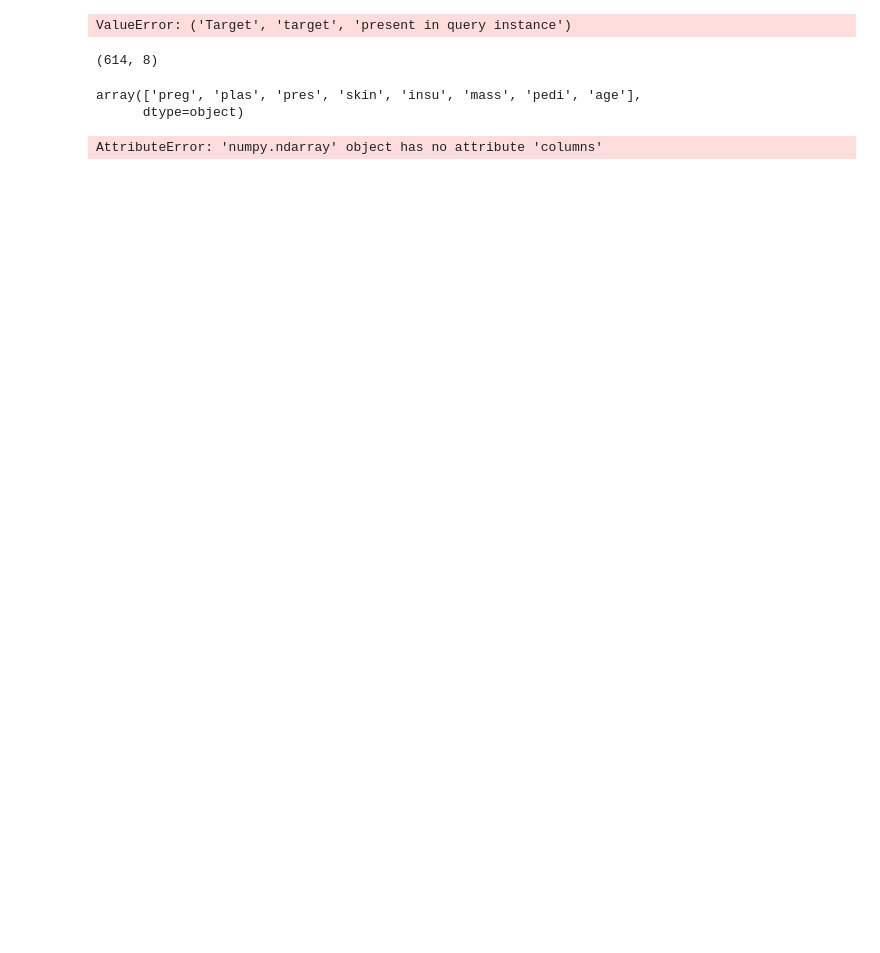
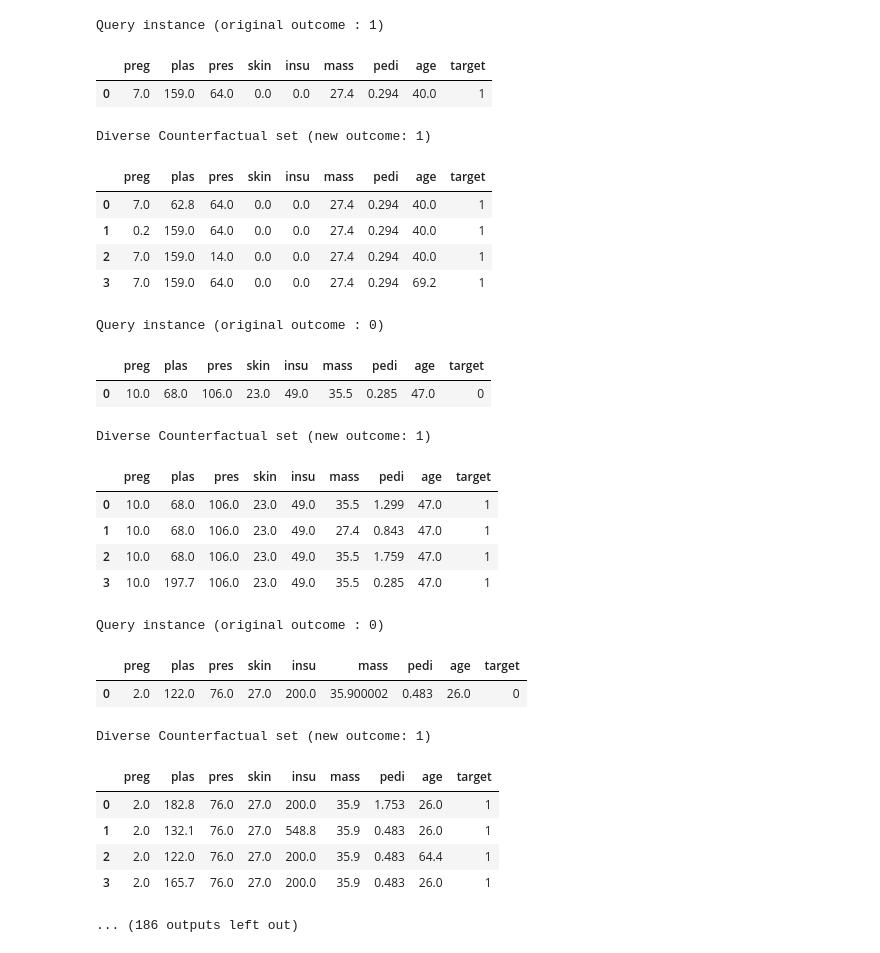
Before and after one commit to Alcoholrithm/RIAS, a Jupyter notebook: example.ipynb, the cells around one changed output. Cells and saved outputs as stored; diff of their text form; code cells hidden in the pictures; blank space fills up the shorter version.

```diff
--- a/example.ipynb
+++ b/example.ipynb
@@ -76,12 +79,14 @@ def prepare_config(target_config: str) -> SimpleNamespace:
     config.experiment.early_stopping_patience = 1
     config.dice.backend = "sklearn"
     config.dice.desired_class = 1
+
+    config.experiment.fast_dev_run = True
     return config
 # %%
 data, label, X_test, y_test, continuous_cols, categorical_cols = prepare_data()
-continuous_cols = list(map(str, data.columns))
-data.columns = continuous_cols
-config = prepare_config('mlp_config')
+# continuous_cols = list(map(str, data.columns))
+# data.columns = continuous_cols
+config = prepare_config('xgb_config')
 # %%
 from runner.runner import Runner
 def prepare_runner(config: SimpleNamespace, X: pd.DataFrame, y: np.array, continuous_cols: List[str], categorical_cols: List[str]) -> Runner:
@@ -180,4 +154,0 @@ called `self.log('train_accuracy', ..., logger=True)` but have no logger configu
-# %%
-runner.dice(X_test)
-# %% [output]
-ValueError: ('Target', 'target', 'present in query instance')
@@ -186,18 +155,39 @@ del data["target"]
+# %%
+dice_d = X_test.copy()
+# %%
+
+runner.dice(dice_d)
+# %% [output]
+Query instance (original outcome : 1)
+|  | preg | plas | pres | skin | insu | mass | pedi | age | target |
+| 0 | 7.0 | 159.0 | 64.0 | 0.0 | 0.0 | 27.4 | 0.294 | 40.0 | 1 |
+Diverse Counterfactual set (new outcome: 1)
+|  | preg | plas | pres | skin | insu | mass | pedi | age | target |
+| 0 | 7.0 | 62.8 | 64.0 | 0.0 | 0.0 | 27.4 | 0.294 | 40.0 | 1 |
+| 1 | 0.2 | 159.0 | 64.0 | 0.0 | 0.0 | 27.4 | 0.294 | 40.0 | 1 |
+| 2 | 7.0 | 159.0 | 14.0 | 0.0 | 0.0 | 27.4 | 0.294 | 40.0 | 1 |
+| 3 | 7.0 | 159.0 | 64.0 | 0.0 | 0.0 | 27.4 | 0.294 | 69.2 | 1 |
+Query instance (original outcome : 0)
+|  | preg | plas | pres | skin | insu | mass | pedi | age | target |
+| 0 | 10.0 | 68.0 | 106.0 | 23.0 | 49.0 | 35.5 | 0.285 | 47.0 | 0 |
+Diverse Counterfactual set (new outcome: 1)
+|  | preg | plas | pres | skin | insu | mass | pedi | age | target |
+| 0 | 10.0 | 68.0 | 106.0 | 23.0 | 49.0 | 35.5 | 1.299 | 47.0 | 1 |
+| 1 | 10.0 | 68.0 | 106.0 | 23.0 | 49.0 | 27.4 | 0.843 | 47.0 | 1 |
+| 2 | 10.0 | 68.0 | 106.0 | 23.0 | 49.0 | 35.5 | 1.759 | 47.0 | 1 |
+| 3 | 10.0 | 197.7 | 106.0 | 23.0 | 49.0 | 35.5 | 0.285 | 47.0 | 1 |
+Query instance (original outcome : 0)
+|  | preg | plas | pres | skin | insu | mass | pedi | age | target |
+| 0 | 2.0 | 122.0 | 76.0 | 27.0 | 200.0 | 35.900002 | 0.483 | 26.0 | 0 |
+Diverse Counterfactual set (new outcome: 1)
+|  | preg | plas | pres | skin | insu | mass | pedi | age | target |
+| 0 | 2.0 | 182.8 | 76.0 | 27.0 | 200.0 | 35.9 | 1.753 | 26.0 | 1 |
+| 1 | 2.0 | 132.1 | 76.0 | 27.0 | 548.8 | 35.9 | 0.483 | 26.0 | 1 |
+| 2 | 2.0 | 122.0 | 76.0 | 27.0 | 200.0 | 35.9 | 0.483 | 64.4 | 1 |
+| 3 | 2.0 | 165.7 | 76.0 | 27.0 | 200.0 | 35.9 | 0.483 | 26.0 | 1 |
+... (186 outputs left out)
 # %%
 import lime
 import lime.lime_tabular
 explainer = lime.lime_tabular.LimeTabularExplainer(data.values, feature_names=data.columns, class_names=["0", "1"], verbose=True, mode='classification', discretize_continuous=True)
-# %%
-data.shape
-# %% [output]
-(614, 8)
-# %%
-X_test.drop(['target'], axis=1).iloc[0].index.values
-# %% [output]
-array(['preg', 'plas', 'pres', 'skin', 'insu', 'mass', 'pedi', 'age'],
-      dtype=object)
-# %%
-runner.model.model.predict(X_test.drop(['target'], axis=1).iloc[0].values)
-# %% [output]
-AttributeError: 'numpy.ndarray' object has no attribute 'columns'
 # %%
```
Also changed, not shown: parts of 7 cells of this notebook, 14 other files.
